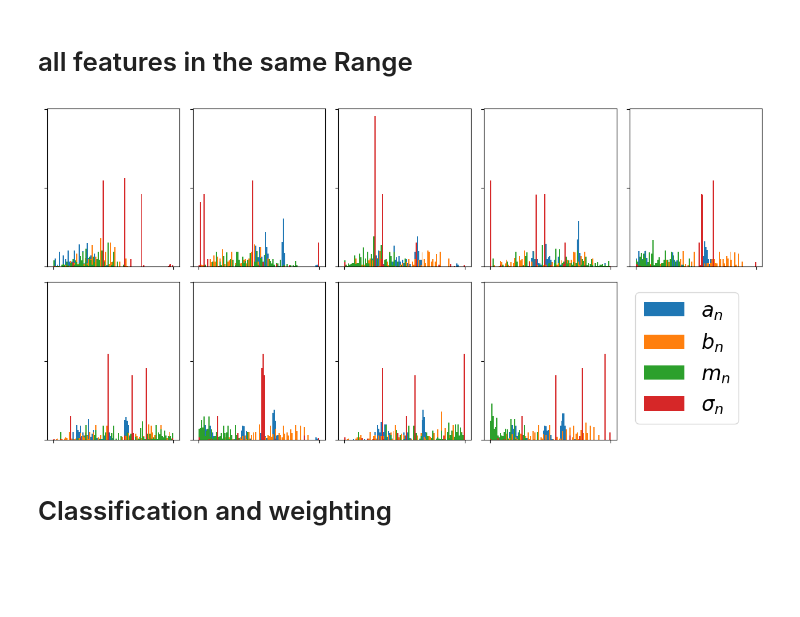
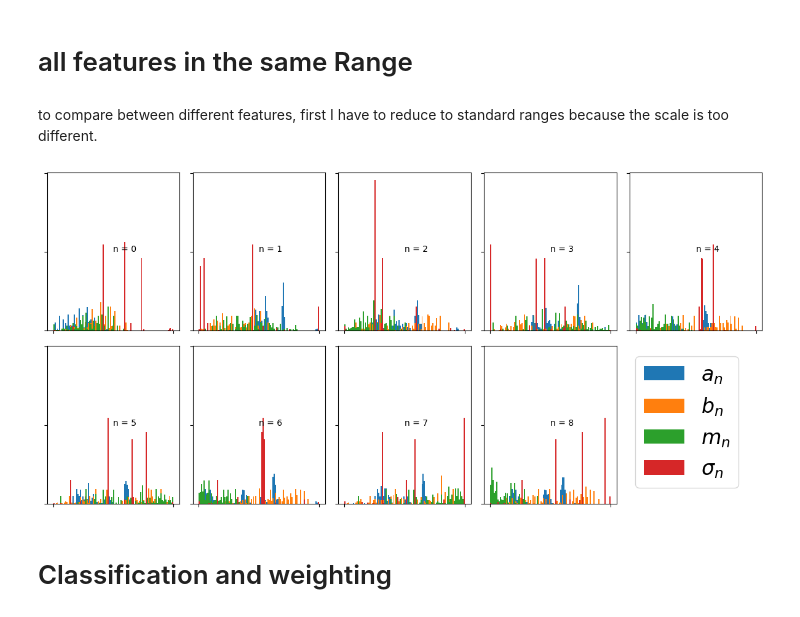
Before and after one commit to AIIMProject/MLFeMoTCPs, a Jupyter notebook: Histograms.ipynb, the cells around one changed output. Saved outputs shown, nothing was run; the diff lists cells and outputs as text; code cells hidden in the pictures; blank space fills up the shorter version.

```diff
--- a/Histograms.ipynb
+++ b/Histograms.ipynb
@@ -36,11 +36,12 @@ import glob
 # Parameters
 # %%
 CASE = 'INITIAL'  #, 'INITIAL', RELAXED
-MODEL = 'CANONICAL' #, 'ORTHOGONAL', 'CANONICAL'
+MODEL = 'CANONICAL' #, 'ORTHOGONAL', 'CANONICAL','ORTHOGONALOS'
 CUT_OFF = 'TABLECUTOFF' # 'TABLECUTOFF', 'HISTCUTOFF'
-E_MODE = 'WENERGY'  # test_score, train_score, err
+E_MODE = 'WUBIND'  # test_score, train_score, err
 C_RITERION = ''
 SEARCH_MODE = ''
+TARGET = 'V0'
 # %% [markdown]
 # Helpeer Functions
 # %%
@@ -222,5 +253,7 @@ figure.savefig(FileNames.get_plot_filename('Histogram','moments'))
 # %% [markdown]
 # all features in the same Range
+# %% [markdown]
+to compare between different features, first I have to reduce to standard ranges because the scale is too different.
 # %%
 from sklearn.preprocessing import StandardScaler, MinMaxScaler
 # %%
@@ -229,22 +262,23 @@ BOPSC = pd.DataFrame(SC.fit_transform(BOP[real_feature]), columns=real_feature,
 # %%
 nrows = np.ceil(len(useful['an'])/5).astype(int)
 fig, ax = plt.subplots(nrows, 5, figsize=(15,7),sharex=True,sharey=True)
 for n, (thean, thebn, themn, thesn) in enumerate(zip(useful['an'], useful['bn'], useful['moment'], useful['SIGMA'])):
     thisrow = np.floor(n/5).astype(int)
     thiscol = n%5
     histan = ax[thisrow, thiscol].hist(BOPSC[thean], bins=100, label=feature_titles[thean])
     histbn = ax[thisrow, thiscol].hist(BOPSC[thebn], bins=100, label=feature_titles[thebn])
     histmu = ax[thisrow, thiscol].hist(BOPSC[themn], bins=100, label=feature_titles[themn])
     histsig = ax[thisrow, thiscol].hist(BOPSC[thesn], bins=100, label=feature_titles[thesn])
+    frametag = ax[thisrow, thiscol].annotate( f'n = {n}',(0.5, 0.5), textcoords='axes fraction')
 ax[-1,-1].set_xticklabels([])
 ax[-1,-1].set_yticklabels([])
 ax[-1,-1].remove()
 h,l  = ax[0,0].get_legend_handles_labels()
 ax[-1,-2].legend(h,['$a_{n}$','$b_{n}$','$m_{n}$', '$\sigma_{n}$'],  bbox_to_anchor = (2, 1))
 fig.subplots_adjust(hspace=0.1, wspace=0.1)
 fig.savefig(FileNames.get_plot_filename('CompareStandardDistributions','an_bn_mn_sigma'))
 # %% [output]
-[figure, old version]
+[figure, new version]
 # %% [markdown]
 # Classification and weighting
 # %%
```
Also changed, not shown: parts of 9 cells of this notebook, 5 other files.
